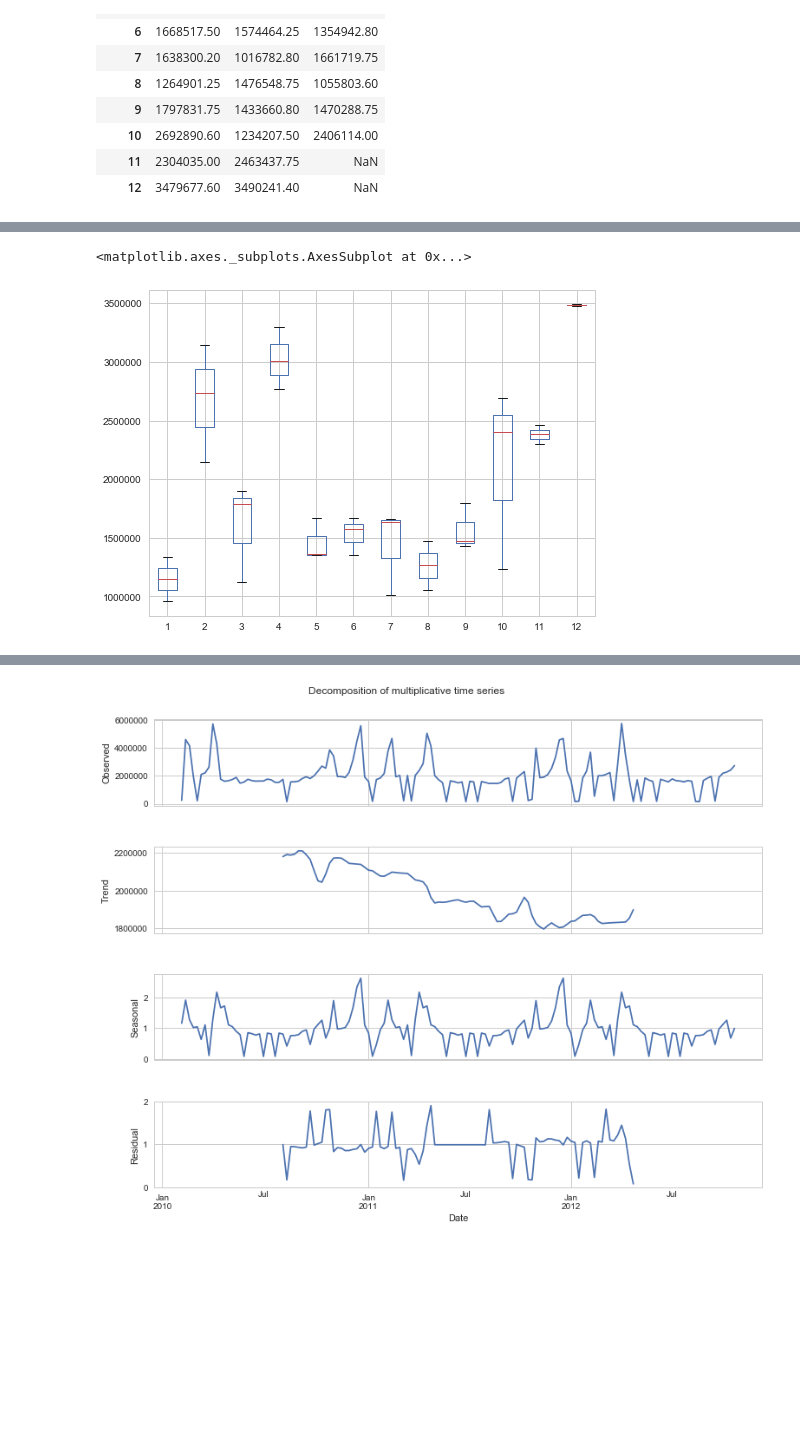
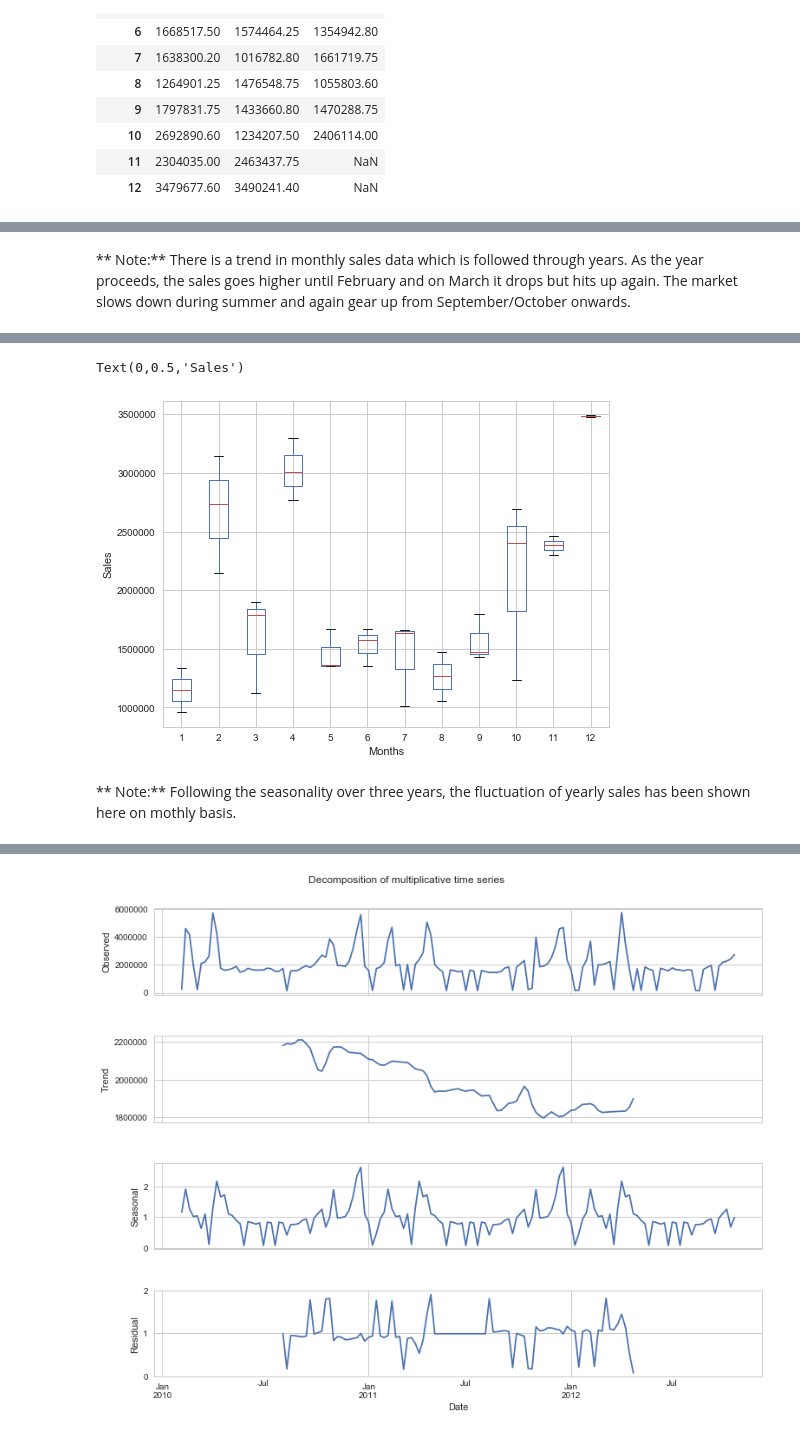
Before and after one commit to sargupta/Sales-Prediction, a Jupyter notebook: Sales Prediction.ipynb, the cells around one changed output, grey strips where cells are left out. Cells and saved outputs as stored; diff of their text form; code cells hidden in the pictures; blank space fills up the shorter version.

```diff
--- a/Sales Prediction.ipynb
+++ b/Sales Prediction.ipynb
@@ -178,3 +171,3 @@ for i in dataset.Dept.unique():
 # %%
-dataset_1=dataset[dataset.Dept==1]
+dataset_1=dataset_copy[dataset_copy.Dept==1]
 # %%
@@ -249,3 +253,5 @@ monthly_sales_data.plot(figsize=(8,6))
+# %% [markdown]
+** Note:** There is a trend in monthly sales data which is followed through years. As the year proceeds, the sales goes higher until February and on March it drops but hits up again. The market slows down during summer and again gear up from September/October onwards.
 # %%
 yearly_sales_data = pd.pivot_table(dataset_1, values = "Weekly_Sales", columns = "Month", index = "Year")
 yearly_sales_data = yearly_sales_data[[1,2,3,4,5,6,7,8,9,10, 11, 12]]
@@ -258,6 +264,10 @@ yearly_sales_data
 | 2012 | 961795.0 | 2150730.25 | 1895672.20 | 2772182.0 | 1361130.00 | 1354942.80 | 1661719.75 | 1055803.60 | 1470288.75 | 2406114.0 | NaN | ... |
 # %%
 yearly_sales_data.boxplot(figsize=(8,6))
+plt.xlabel('Months')
+plt.ylabel('Sales')
 # %% [output]
-<matplotlib.axes._subplots.AxesSubplot at 0x...>
+Text(0,0.5,'Sales')
-[figure, old version]
+[figure, new version]
+# %% [markdown]
+** Note:** Following the seasonality over three years, the fluctuation of yearly sales has been shown here on mothly basis.
```
Also changed, not shown: parts of 54 cells of this notebook.
